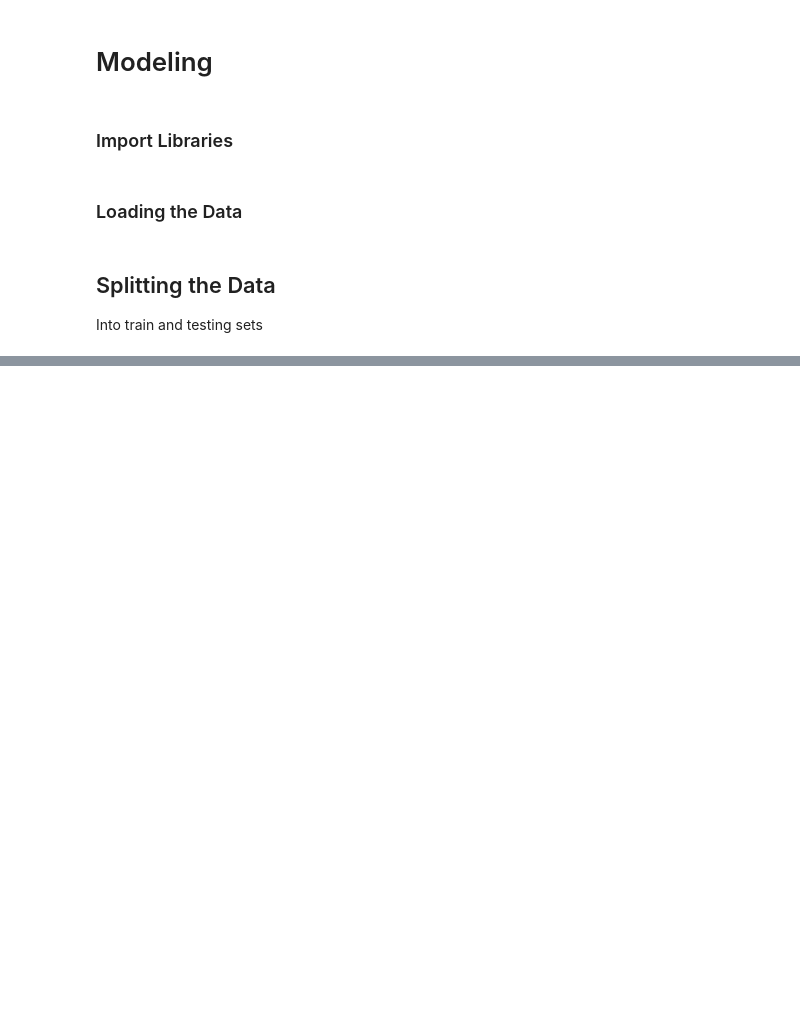
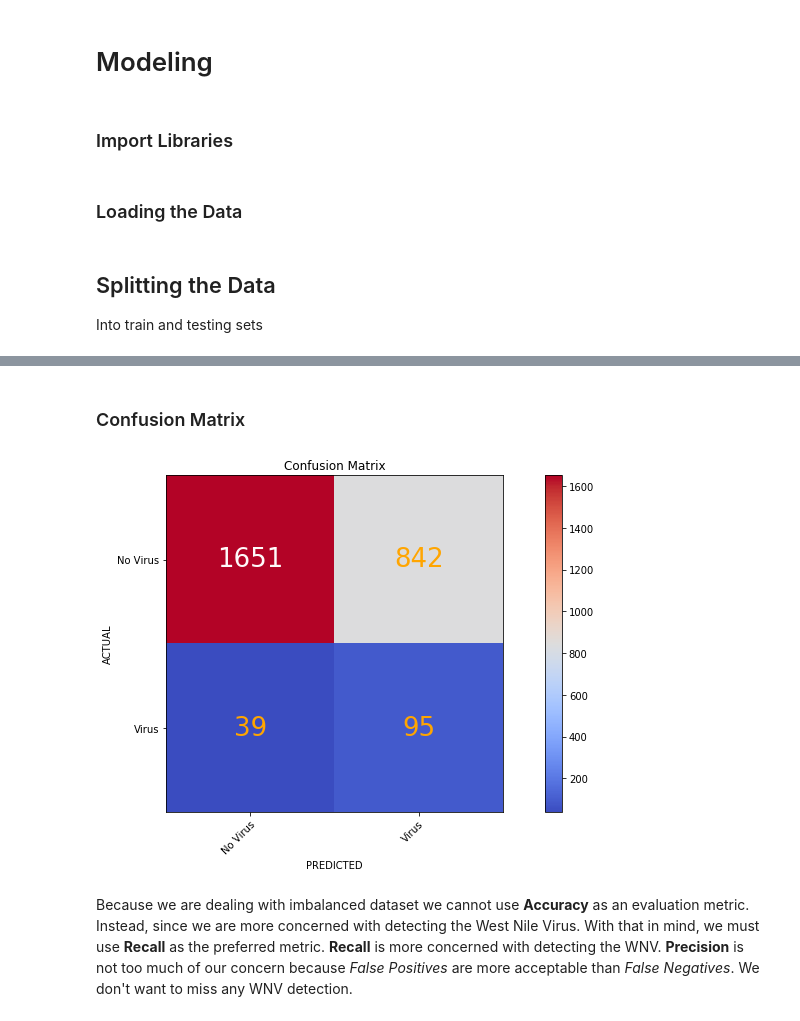
Before and after one commit to marcosan93/West-Nile-Virus-Kaggle, a Jupyter notebook: West-Nile-Data/Modeling.ipynb, the cells around one changed output, grey strips where cells are left out. Drawn from its saved outputs; the diff is of its cells as text; code cells hidden in the pictures; blank space fills up the shorter version.

```diff
--- a/West-Nile-Data/Modeling.ipynb
+++ b/West-Nile-Data/Modeling.ipynb
@@ -12,8 +14,8 @@ import _pickle as pickle
 # %% [markdown]
 ### Loading the Data
 # %%
-with open('top_df.pkl', 'rb') as fp:
-    train = pickle.load(fp)
+with open('var_df.pkl', 'rb') as fp:
+    df = pickle.load(fp)
 
 with open('test_df.pkl', 'rb') as fp:
     test = pickle.load(fp)
@@ -28,0 +191,5 @@ X_test
+# %%
+# Creating a dictionary for the Top Classifiers with their respective parameters
+top = {'RandomForest': [pipe_rf, rf_params],
+       'KNN': [pipe_knn, knn_params],
+       'NaiveBayes': [pipe_nb, nb_params]}
@@ -28,0 +299,42 @@ X_test
+# %% [markdown]
+### Confusion Matrix
+# %%
+def plot_confusion_matrix(y_true, y_pred, labels=['No Virus','Virus'],
+                          normalize=False, title=None, cmap=plt.cm.coolwarm):
+
+    cm = confusion_matrix(y_true, y_pred)
+    fig, ax = plt.subplots(figsize=(12,6))
+    im = ax.imshow(cm, interpolation='nearest', cmap=cmap)
+    ax.figure.colorbar(im, ax=ax)
+    # We want to show all ticks...
+    ax.set(xticks=np.arange(cm.shape[1]),
+           yticks=np.arange(cm.shape[0]),
+           # ... and label them with the respective list entries
+           xticklabels=labels, yticklabels=labels,
+           title=title,
+           ylabel='ACTUAL',
+           xlabel='PREDICTED')
+    # Rotate the tick labels and set their alignment.
+    plt.setp(ax.get_xticklabels(), rotation=45, ha="right",
+             rotation_mode="anchor")
+    # Loop over data dimensions and create text annotations.
+    fmt = '.2f' if normalize else 'd'
+    thresh = cm.max() / 1.5
+    for i in range(cm.shape[0]):
+        for j in range(cm.shape[1]):
+            ax.text(j, i, format(cm[i, j], fmt),
+                    ha="center", va="center",
+                    color="snow" if cm[i, j] > thresh else "orange",
+                    size=26)
+    ax.grid(False)
+    fig.tight_layout()
+    return ax
+# %%
+plot_confusion_matrix(y_test, best_estimators['NaiveBayes_clf'].predict(X_test), title="Confusion Matrix")
+np.set_printoptions(precision=1)
+# Plot non-normalized confusion matrix
+plt.show()
+# %% [output]
+[figure, added]
+# %% [markdown]
+Because we are dealing with imbalanced dataset we cannot use __Accuracy__ as an evaluation metric.  Instead, since we are more concerned with detecting the West Nile Virus.  With that in mind, we must use __Recall__ as the preferred metric.  __Recall__ is more concerned with detecting the WNV.  __Precision__ is not too much of our concern because _False Positives_ are more acceptable than _False Negatives_.  We don't want to miss any WNV detection.
```
Also changed, not shown: parts of 17 cells of this notebook, 2 other files.
